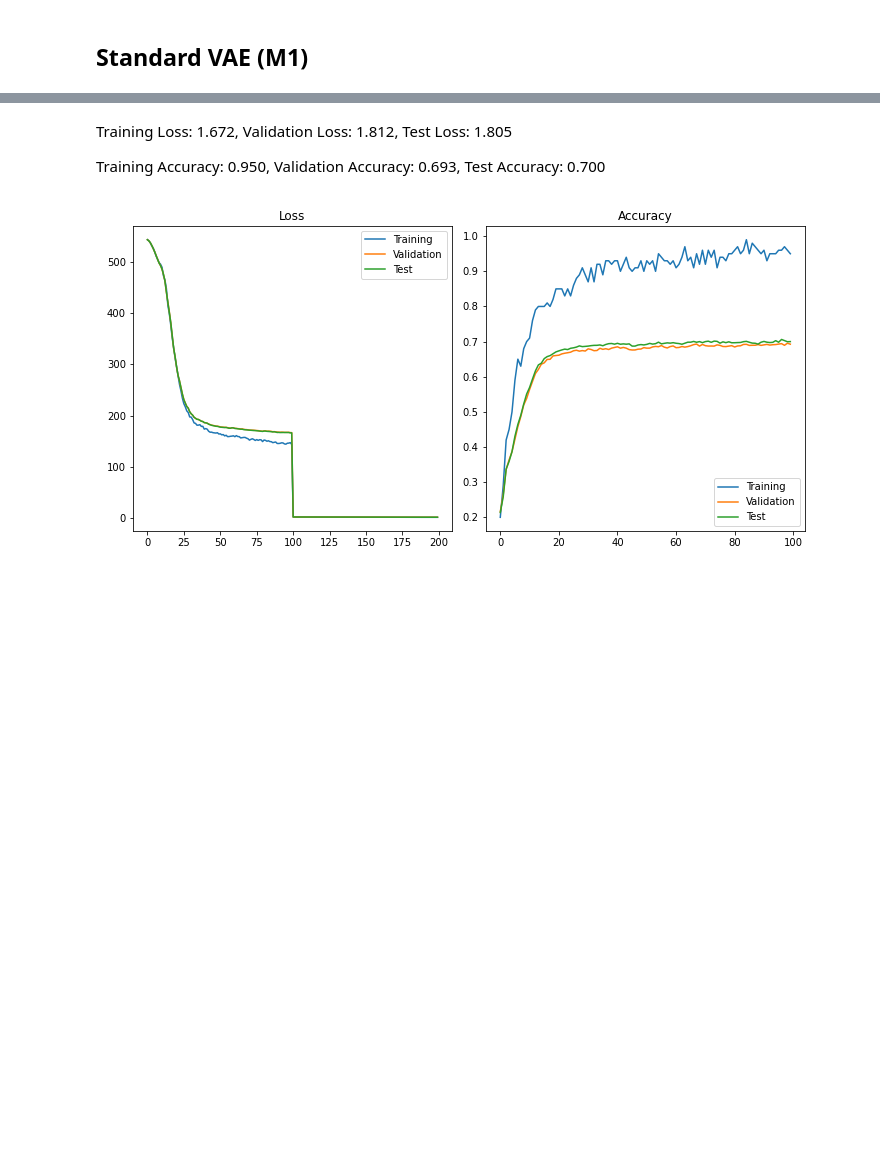
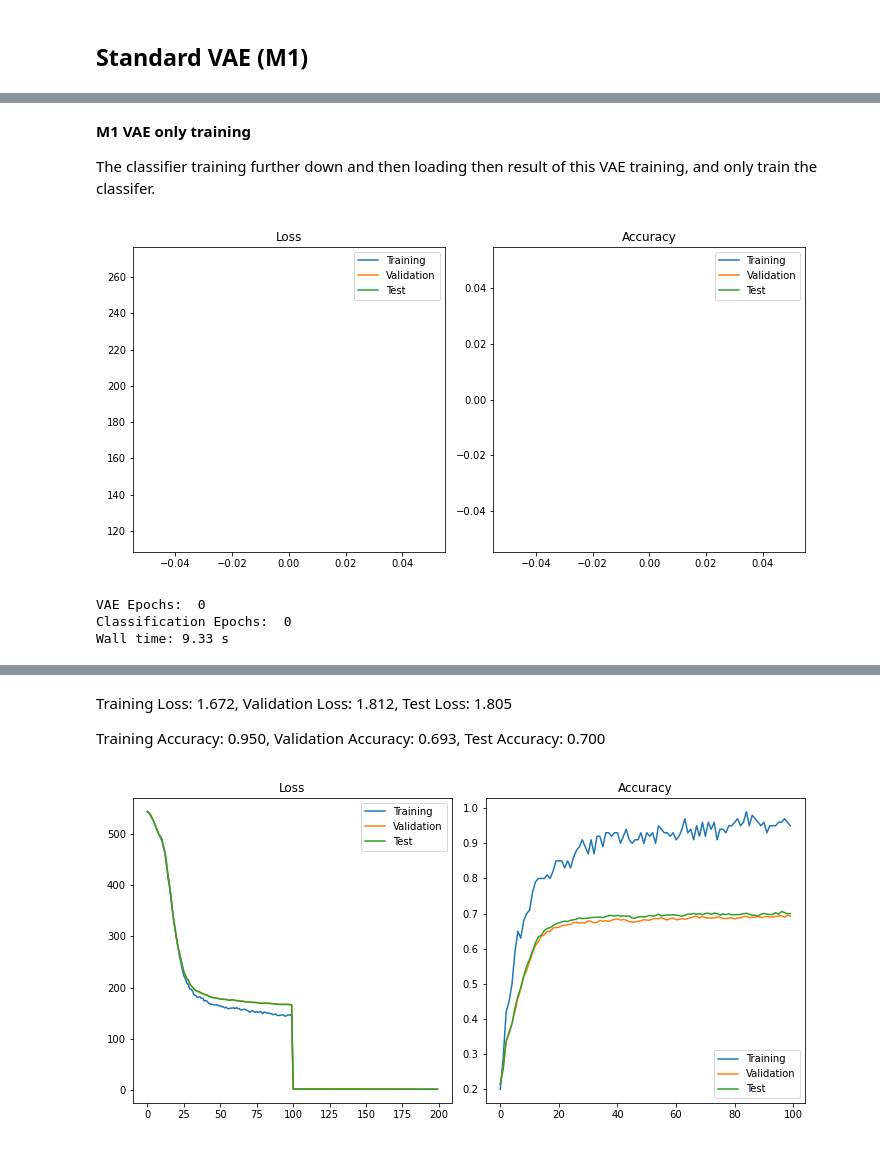
Before and after one commit to MrGorkajuice/DTU_VAE, a Jupyter notebook: VAE_Eksamen.ipynb, the cells around one changed output, grey strips where cells are left out. Saved outputs shown, nothing was run; the diff lists cells and outputs as text; code cells hidden in the pictures; blank space fills up the shorter version.

```diff
--- a/VAE_Eksamen.ipynb
+++ b/VAE_Eksamen.ipynb
@@ -1071,0 +1149,34 @@ else:
+# %% [markdown]
+**M1 VAE only training**
+
+The classifier training further down and then loading then result of this VAE training, and only train the classifer.
+# %%
+%%time
+testVAE = VariationalAutoEncoder(sample.flatten().shape, 50, 10,
+                                 [450, 250, 100],
+                                 [128, 256, 512],
+                                 [100, 80],
+                                 dropout_prob = 0.8)
+# dont spend time on validation, is equal to test anyway
+loader_setup(labelled_size=100, unlabelled_size = 40000, validation_size = 0, test_size=10000)
+trainer = VAE_Trainer()
+epochs_vae = 200
+epochs_class = 0
+# m1_class_50lspc: increased latent space to 50, removed dropout in encoder
+fn = "m1_class_50_lspc.pt"
+if os.path.isfile(fn):
+    testVAE.load_state_dict(torch.load(fn))
+    print("Loaded testVAE model from %s" % fn)
+else:
+    for i in range(epochs_vae):
+        trainer.train_elbo()
+        trainer.test_elbo()
+    for i in range(epochs_class):
+        trainer.train_classification()
+        trainer.test_classification()
+    #torch.save(testVAE.state_dict(), fn)
+# %% [output]
+[figure, added]
+VAE Epochs:  0
+Classification Epochs:  0
+Wall time: 9.33 s
```
Also changed, not shown: parts of 33 cells of this notebook.
